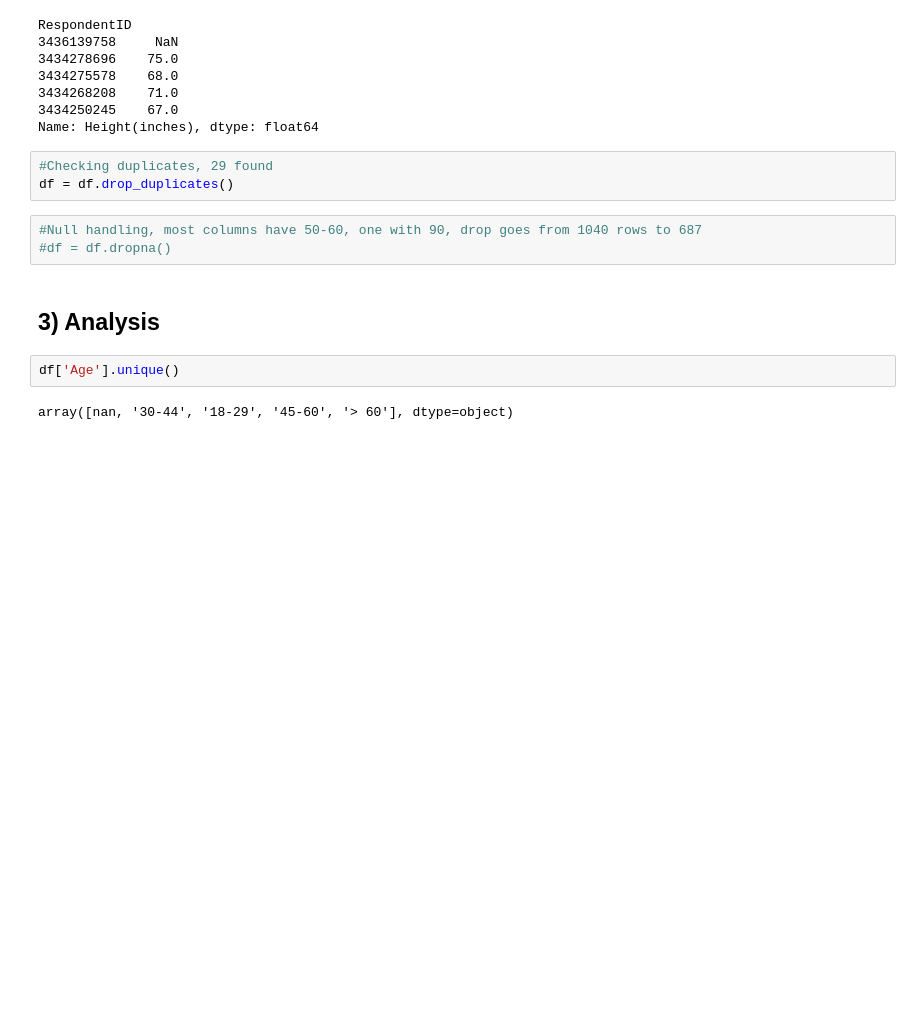
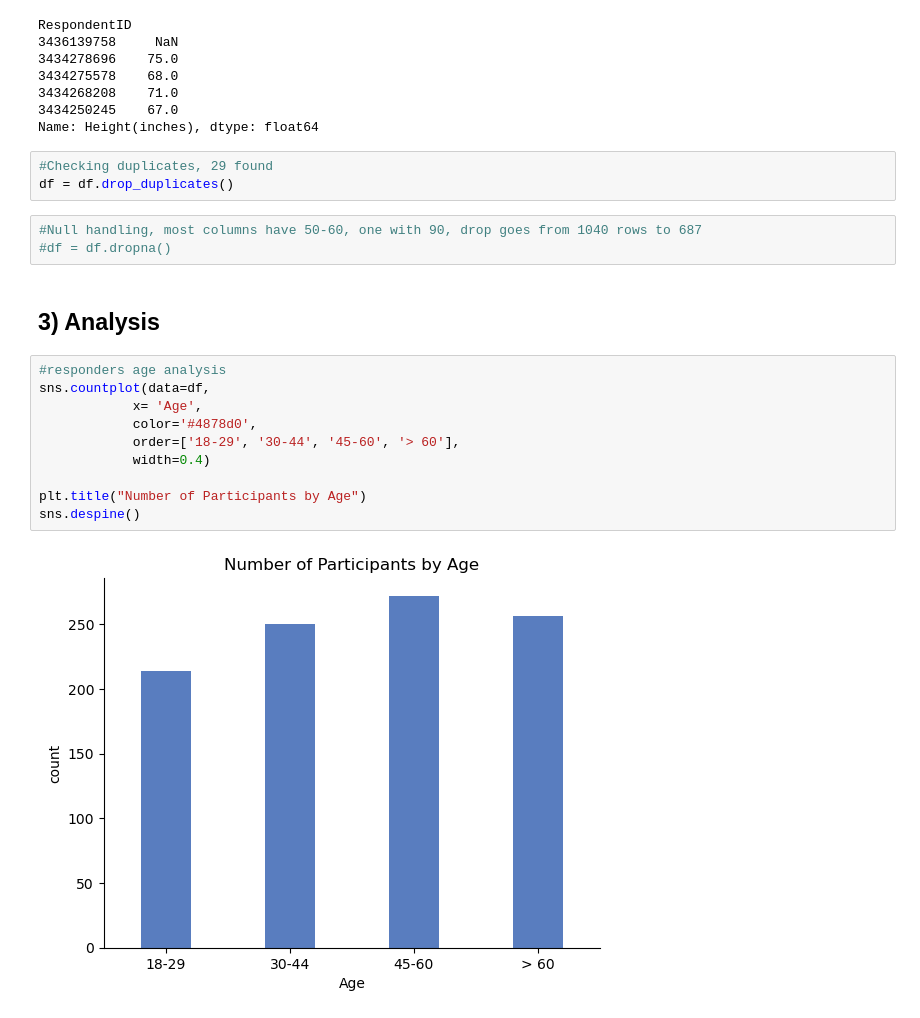
Before and after one commit to ConnorCritchley/AHDataPython, a Jupyter notebook: Data Labs/Lab 8 flights.ipynb, the cells around one changed output. Saved outputs shown, nothing was run; the diff lists cells and outputs as text; blank space fills up the shorter version.

```diff
--- a/Data Labs/Lab 8 flights.ipynb
+++ b/Data Labs/Lab 8 flights.ipynb
@@ -62,6 +63,14 @@ df = df.drop_duplicates()
 # %% [markdown]
 ## 3) Analysis
 # %%
-df['Age'].unique()
+#responders age analysis
+sns.countplot(data=df,
+            x= 'Age',
+            color='#4878d0',
+            order=['18-29', '30-44', '45-60', '> 60'],
+            width=0.4)
+
+plt.title("Number of Participants by Age")
+sns.despine()
 # %% [output]
-array([nan, '30-44', '18-29', '45-60', '> 60'], dtype=object)
+[figure, added]
```
Also changed, not shown: parts of 8 cells of this notebook.
